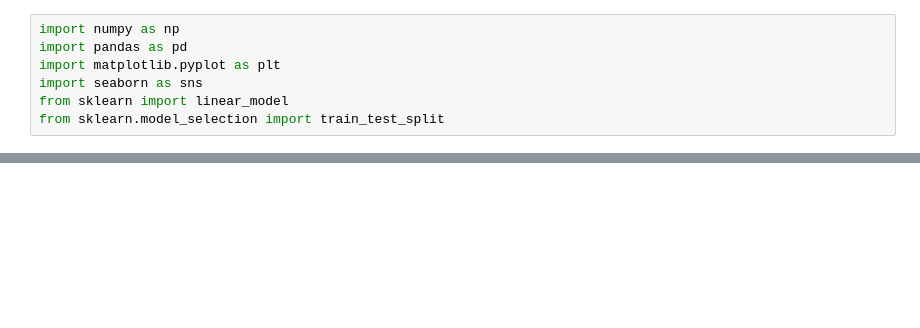
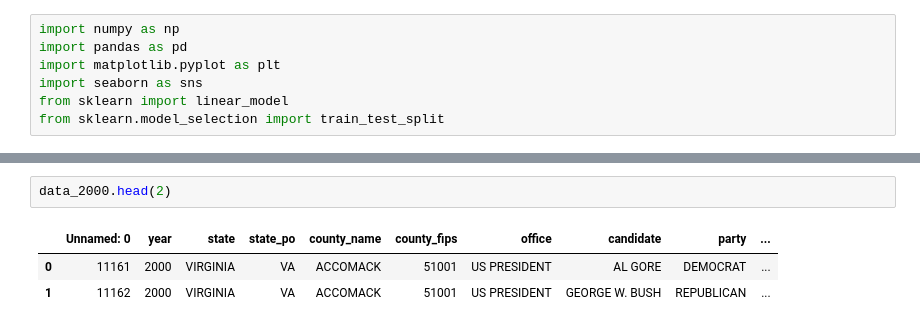
Before and after one commit to abkerper/project_voting, a Jupyter notebook: Allison_Start.ipynb, the cells around one changed output, grey strips where cells are left out. Saved outputs shown, nothing was run; the diff lists cells and outputs as text; blank space fills up the shorter version.

```diff
--- a/Allison_Start.ipynb
+++ b/Allison_Start.ipynb
@@ -38,0 +42,6 @@ df1
+# %%
+data_2000.head(2)
+# %% [output]
+|  | Unnamed: 0 | year | state | state_po | county_name | county_fips | office | candidate | party | ... |
+| 0 | 11161 | 2000 | VIRGINIA | VA | ACCOMACK | 51001 | US PRESIDENT | AL GORE | DEMOCRAT | ... |
+| 1 | 11162 | 2000 | VIRGINIA | VA | ACCOMACK | 51001 | US PRESIDENT | GEORGE W. BUSH | REPUBLICAN | ... |
```
Also changed, not shown: parts of 11 cells of this notebook.
